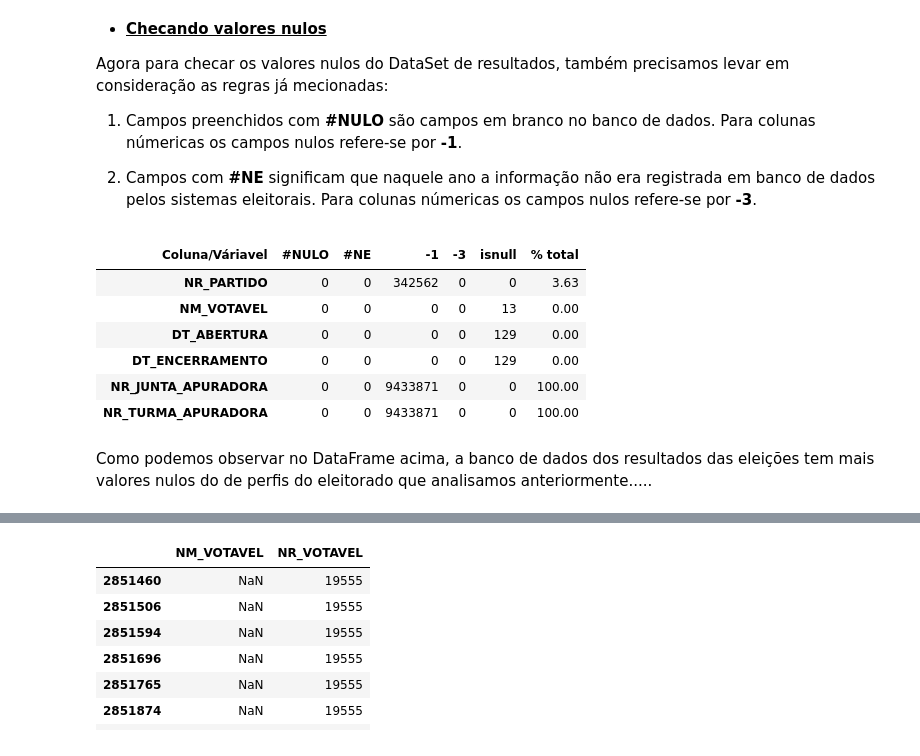
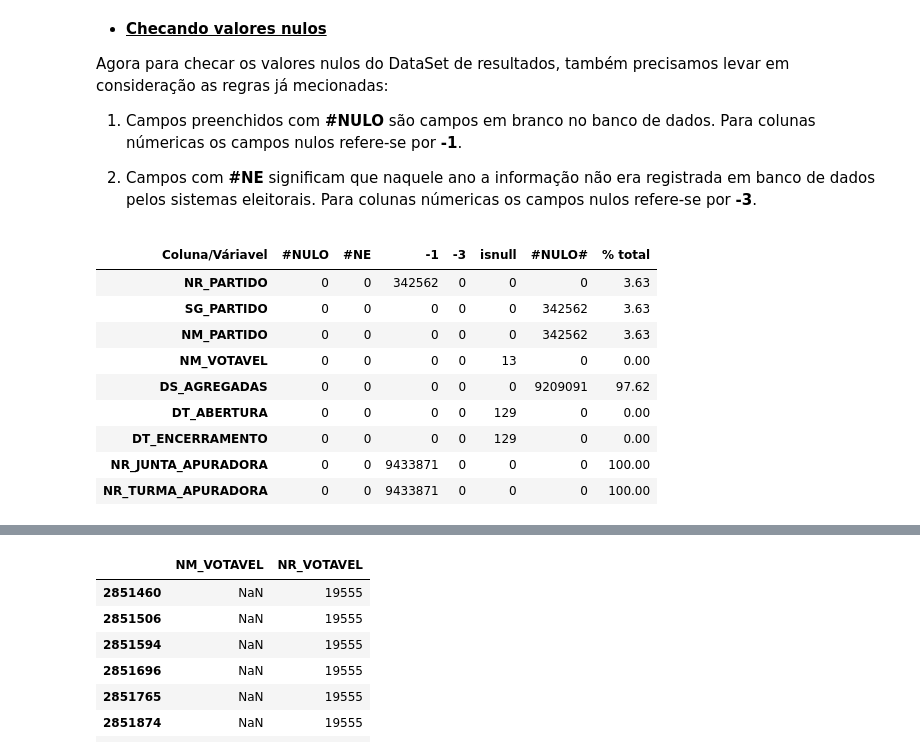
Before and after one commit to gideoni-santos/desafio-RenovaBR, a Jupyter notebook: relatorio.ipynb, the cells around one changed output, grey strips where cells are left out. Drawn from its saved outputs; the diff is of its cells as text; code cells hidden in the pictures.

Commit message:
alteração no dicionário - Resultados
informações importante adicionadas ao dicionario do DataSet resultados

```diff
--- a/relatorio.ipynb
+++ b/relatorio.ipynb
@@ -453,45 +463,48 @@ valores_nulos_resultados_ne = (resultados == '#NE').sum()
 valores_nulos_numericos_resultados = (resultados == -1).sum()
 valores_nulos_numericos_resultados_ne = (resultados == -3).sum()
 resultados_isnull = resultados.isnull().sum() #retorna valores nulos padrao do pandas
-
+nulo = (resultados == '#NULO#').sum()
 
 #Criando um DataFrame para uma melhor exibição das colunas que tenham valores nulos
 df_valores_nulos_resultados = pd.DataFrame({
     '#NULO': valores_nulos_resultados,
     '#NE': valores_nulos_resultados_ne,
     '-1': valores_nulos_numericos_resultados,
     '-3': valores_nulos_numericos_resultados_ne,
-    'isnull': resultados_isnull
+    'isnull': resultados_isnull,
+    '#NULO#': nulo
 })
 
 # Filtrar apenas as linhas com pelo menos um valor nulo
 valores_nulos_filtro_resultados = df_valores_nulos_resultados[
     (df_valores_nulos_resultados['#NULO'] > 0) |
     (df_valores_nulos_resultados['#NE'] > 0) |
     (df_valores_nulos_resultados['-1'] > 0) |
     (df_valores_nulos_resultados['-3'] > 0) |
-    (df_valores_nulos_resultados['isnull'] > 0)
+    (df_valores_nulos_resultados['isnull'] > 0) |
+    (df_valores_nulos_resultados['#NULO#'] > 0)
 ]
 
 # Calcular o total de linhas no DataFrame original
 total_linhas = len(resultados)
 
 # Somar a contagem de todos os tipos de valores nulos
-total_valores_nulos_resultado = valores_nulos_filtro_resultados['#NULO'] + valores_nulos_filtro_resultados['#NE'] + valores_nulos_filtro_resultados['-1'] + valores_nulos_filtro_resultados['-3'] + valores_nulos_filtro_resultados['isnull']
+total_valores_nulos_resultado = valores_nulos_filtro_resultados['#NULO'] + valores_nulos_filtro_resultados['#NE'] + valores_nulos_filtro_resultados['-1'] + valores_nulos_filtro_resultados['-3'] + valores_nulos_filtro_resultados['isnull'] + valores_nulos_filtro_resultados['#NULO#']
 
 # Calcular a porcentagem total de valores nulos em relação ao total de linhas
 valores_nulos_filtro_resultados['% total'] = (total_valores_nulos_resultado / total_linhas) * 100
 
 #Renomeando o nome da coluna das váriaveis
 valores_nulos_filtro_resultados.rename_axis('Coluna/Váriavel', axis='columns', inplace=True)
 valores_nulos_filtro_resultados.round(2)
 # %% [output]
-| Coluna/Váriavel | #NULO | #NE | -1 | -3 | isnull | % total |
-| NR_PARTIDO | 0 | 0 | 342562 | 0 | 0 | 3.63 |
-| NM_VOTAVEL | 0 | 0 | 0 | 0 | 13 | 0.00 |
-| DT_ABERTURA | 0 | 0 | 0 | 0 | 129 | 0.00 |
-| DT_ENCERRAMENTO | 0 | 0 | 0 | 0 | 129 | 0.00 |
-| NR_JUNTA_APURADORA | 0 | 0 | 9433871 | 0 | 0 | 100.00 |
-| NR_TURMA_APURADORA | 0 | 0 | 9433871 | 0 | 0 | 100.00 |
+| Coluna/Váriavel | #NULO | #NE | -1 | -3 | isnull | #NULO# | % total |
+| NR_PARTIDO | 0 | 0 | 342562 | 0 | 0 | 0 | 3.63 |
+| SG_PARTIDO | 0 | 0 | 0 | 0 | 0 | 342562 | 3.63 |
+| NM_PARTIDO | 0 | 0 | 0 | 0 | 0 | 342562 | 3.63 |
+| NM_VOTAVEL | 0 | 0 | 0 | 0 | 13 | 0 | 0.00 |
+| DS_AGREGADAS | 0 | 0 | 0 | 0 | 0 | 9209091 | 97.62 |
+| DT_ABERTURA | 0 | 0 | 0 | 0 | 129 | 0 | 0.00 |
+| DT_ENCERRAMENTO | 0 | 0 | 0 | 0 | 129 | 0 | 0.00 |
+| NR_JUNTA_APURADORA | 0 | 0 | 9433871 | 0 | 0 | 0 | 100.00 |
+| NR_TURMA_APURADORA | 0 | 0 | 9433871 | 0 | 0 | 0 | 100.00 |
-# %% [markdown]
-Como podemos observar no DataFrame acima, a banco de dados dos resultados das eleições tem mais valores nulos do de perfis do eleitorado que analisamos anteriormente.....
```
Also changed, not shown: parts of 8 cells of this notebook.
